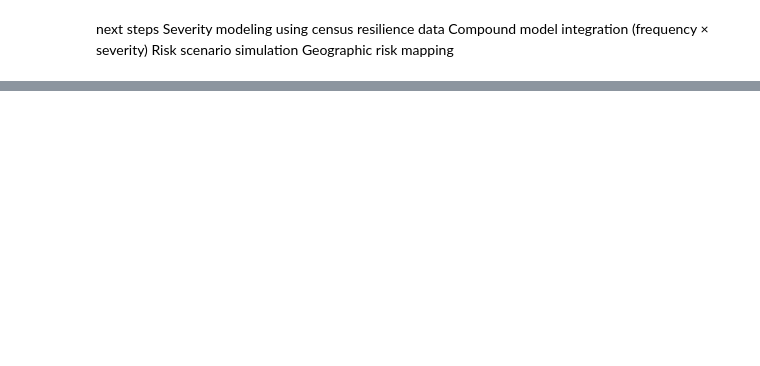
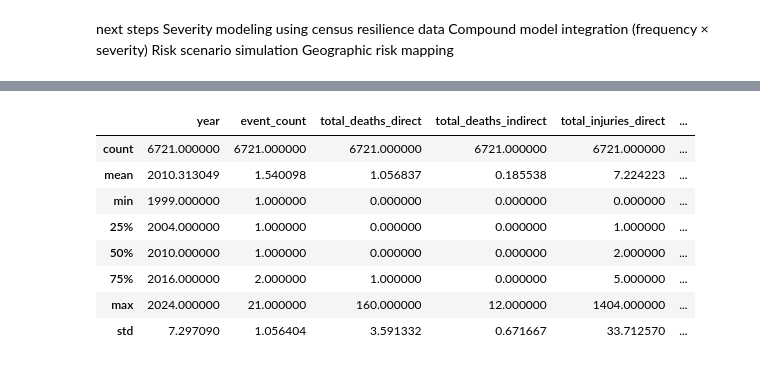
Before and after one commit to abdbtech/capstone, a Jupyter notebook: poisson_bb.ipynb, the cells around one changed output, grey strips where cells are left out. Cells and saved outputs as stored; diff of their text form; code cells hidden in the pictures; blank space fills up the shorter version.

```diff
--- a/poisson_bb.ipynb
+++ b/poisson_bb.ipynb
@@ -485,0 +535,28 @@ Enhanced table created: disaster_risk_counties_event_counts
+# %%
+# Generate casualty rate and merge noaa_episodes with census on county_fips
+df_noaa_episodes["casualties"] = (
+    df_noaa_episodes["total_injuries_direct"]
+    + df_noaa_episodes["total_deaths_direct"]
+    + df_noaa_episodes["total_injuries_indirect"]
+    + df_noaa_episodes["total_deaths_indirect"]
+)
+noaa_episodes_census_merge = df_noaa_episodes.merge(
+    df_census, left_on="county_fips", right_on="County_fips"
+)
+noaa_episodes_census_merge["casualty_rate"] = (
+    noaa_episodes_census_merge["casualties"]
+    / noaa_episodes_census_merge["POPUNI"]
+    * 1000
+)
+noaa_census = noaa_episodes_census_merge.copy()
+noaa_census[noaa_census["casualties"] > 1].describe()
+# %% [output]
+|  | year | event_count | total_deaths_direct | total_deaths_indirect | total_injuries_direct | ... |
+| count | 6721.000000 | 6721.000000 | 6721.000000 | 6721.000000 | 6721.000000 | ... |
+| mean | 2010.313049 | 1.540098 | 1.056837 | 0.185538 | 7.224223 | ... |
+| min | 1999.000000 | 1.000000 | 0.000000 | 0.000000 | 0.000000 | ... |
+| 25% | 2004.000000 | 1.000000 | 0.000000 | 0.000000 | 1.000000 | ... |
+| 50% | 2010.000000 | 1.000000 | 0.000000 | 0.000000 | 2.000000 | ... |
+| 75% | 2016.000000 | 2.000000 | 1.000000 | 0.000000 | 5.000000 | ... |
+| max | 2024.000000 | 21.000000 | 160.000000 | 12.000000 | 1404.000000 | ... |
+| std | 7.297090 | 1.056404 | 3.591332 | 0.671667 | 33.712570 | ... |
```
Also changed, not shown: parts of 31 cells of this notebook, 2 other files.
